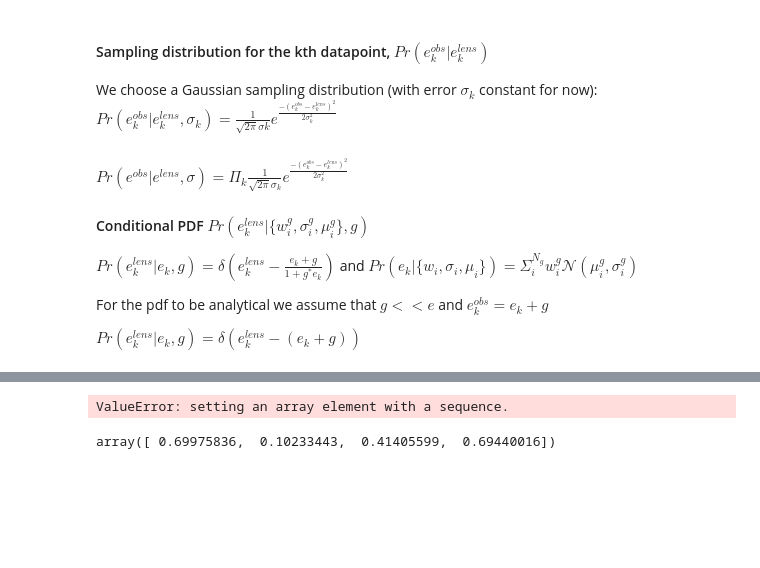
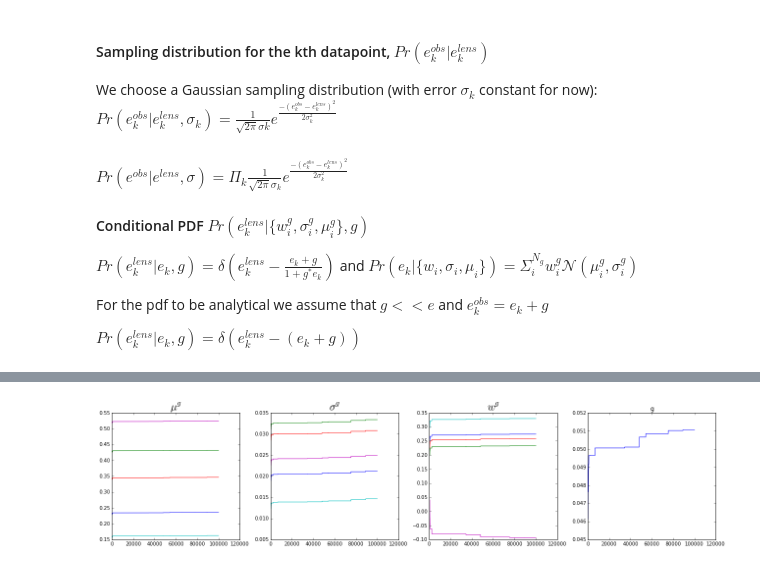
Before and after one commit to sowmyakth/Flubber, a Jupyter notebook: shape_est.ipynb, the cells around one changed output, grey strips where cells are left out. Saved outputs shown, nothing was run; the diff lists cells and outputs as text; code cells hidden in the pictures; blank space fills up the shorter version.

```diff
--- a/shape_est.ipynb
+++ b/shape_est.ipynb
@@ -241,5 +166 @@ def log_posterior1(eobs,gmm_param,g,sigmak):
-# %%
-def log_posterior2(eobs,gmm_param,g,sigmak):
-
-    return log_likelihood2(eobs,gmm_param,g,sigmak)+log_prior_g(g)+log_prior_gmm(gmm_param)
 # %%
@@ -313,9 +224,9 @@ input_param.means,input_param.covars,input_param.weights
 # %%
 eobs=e
-sigmak=0
-g=0.04
+sigmak=0.01
+g=0.045
 input_param=gmm_param()
 g_stepsize=0.001
 m_stepsize, c_stepsize, w_stepsize= 0.005,0.005,0.005
-chain,m,s,w,log_probs=metropolis( e_cutoff,input_param,g,sigmak, g_stepsize,m_stepsize,w_stepsize,c_stepsize,nsteps=5000)
+chain,m,s,w,log_probs=metropolis( e_cutoff,input_param,g,sigmak, g_stepsize,m_stepsize,w_stepsize,c_stepsize,nsteps=100000)
 # %% [output]
@@ -323,9 +233,0 @@ Acceptance Ratio: 0.0028 0
-# %%
-eobs=e
-sigmak=0.1
-g=0.01
-
-input_param=gmm_param()
-g_stepsize=0.001
-m_stepsize, c_stepsize, w_stepsize= 0.005,0.005,0.0005
-chain,m,s,w,log_probs=metropolis( e_cutoff,input_param,g,sigmak, g_stepsize,m_stepsize,w_stepsize,c_stepsize,nsteps=1000)
@@ -358,6 +233,0 @@ plt.plot(np.array(w).T[0],np.array(s).T[0])
-# %%
-a=np.empty(4)
-gmm_param1=gmm_param()
-a[1]=[g,gmm_param1.means,gmm_param1.covars,gmm_param1.weights]
-# %% [output]
-ValueError: setting an array element with a sequence.
@@ -370,8 +233,0 @@ gmm_new=gmm_param(means=mean_new,covars=var_new, weights=weight_new)
-# %%
-            chain[i]=  g
-            for k in range(len(gmm_param1.means)):
-                m[i][k]    =  gmm_param1.means[k]
-                s[i][k]    =  gmm_param1.covars[k]
-                w[i][k]    =  gmm_param1.weights[k]
-# %% [output]
-array([ 0.69975836,  0.10233443,  0.41405599,  0.69440016])
@@ -381,0 +234,18 @@ if ((gmm_param.means > [means_min]*N) and (gmm_param.means < [means_max]*N) and
+# %%
+fig = plt.figure(figsize=[18,16])
+
+ax1 = plt.subplot(441)
+ax1.plot(m)
+ax1.set_title(r'$\mu ^g$',size=22)
+ax2 = plt.subplot(442)
+ax2.plot(s)
+ax2.set_title(r'$\sigma ^g$',size=22)
+ax3 = plt.subplot(443)
+ax3.plot(w)
+ax3.set_title(r'$w ^g$',size=22)
+ax4 = plt.subplot(444)
+ax4.plot(chain)
+ax4.set_title('g',size=12)
+plt.tight_layout()
+# %% [output]
+[figure, added]
```
Also changed, not shown: parts of 25 cells of this notebook.
